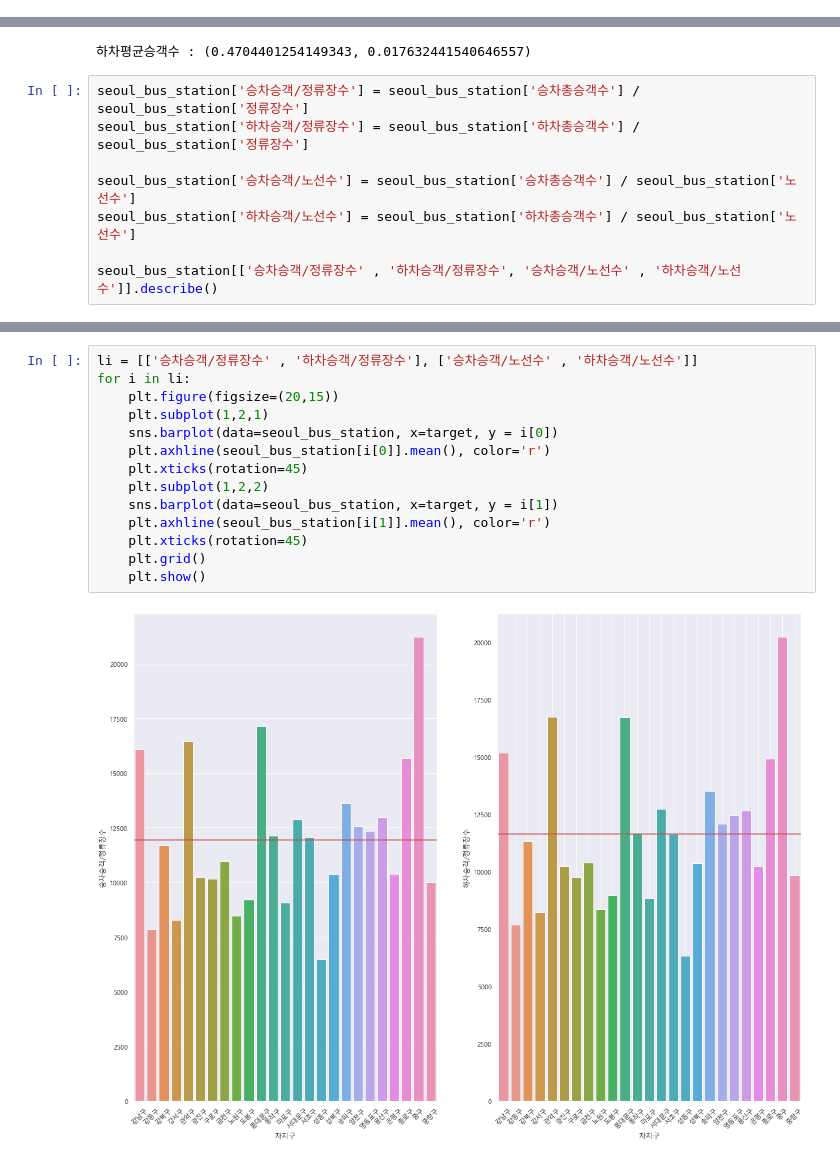
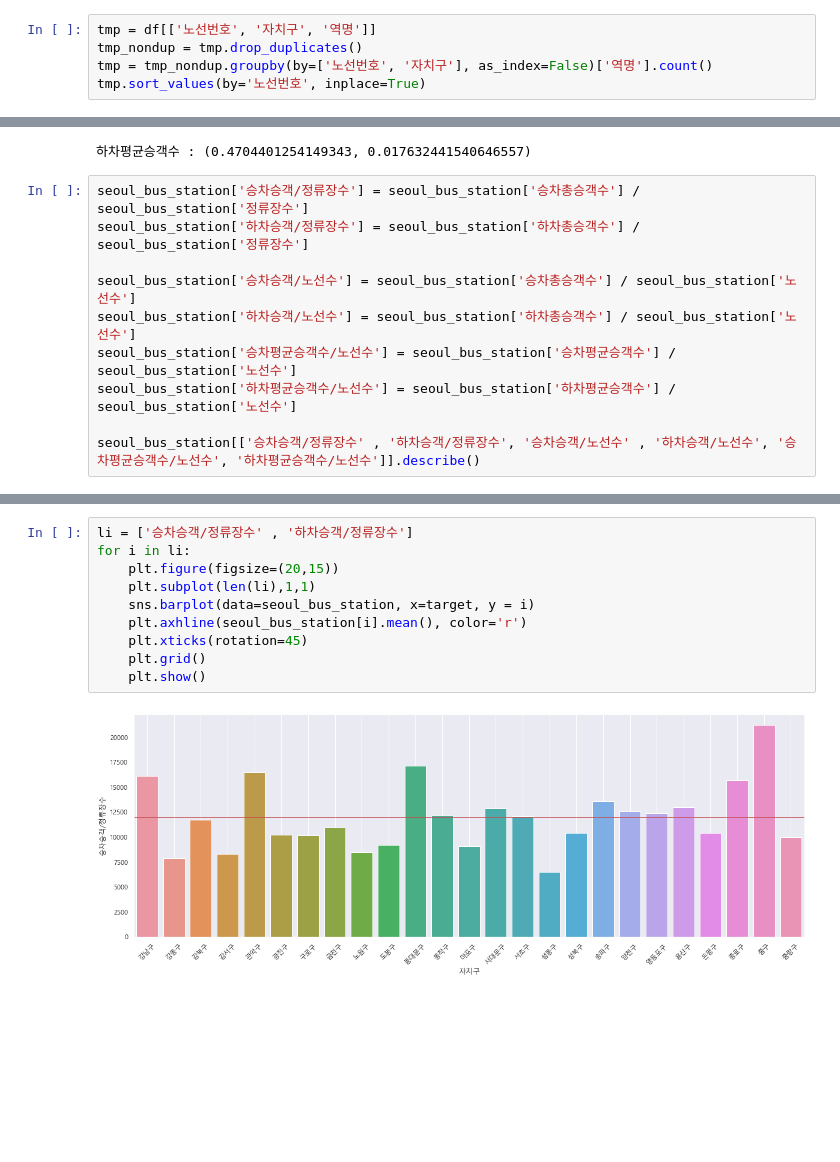
Before and after one commit to mskyun721/aivle_Project_1, a Jupyter notebook: pj_1.1_bus_station.ipynb, the cells around one changed output, grey strips where cells are left out. Cells and saved outputs as stored; diff of their text form; blank space fills up the shorter version.

```diff
--- a/pj_1.1_bus_station.ipynb
+++ b/pj_1.1_bus_station.ipynb
@@ -121,0 +132,5 @@ df
+# %%
+tmp = df[['노선번호', '자치구', '역명']]
+tmp_nondup = tmp.drop_duplicates()
+tmp = tmp_nondup.groupby(by=['노선번호', '자치구'], as_index=False)['역명'].count()
+tmp.sort_values(by='노선번호', inplace=True)
@@ -234,6 +319,8 @@ seoul_bus_station['하차승객/정류장수'] = seoul_bus_station['하차총승
 
 seoul_bus_station['승차승객/노선수'] = seoul_bus_station['승차총승객수'] / seoul_bus_station['노선수']
 seoul_bus_station['하차승객/노선수'] = seoul_bus_station['하차총승객수'] / seoul_bus_station['노선수']
+seoul_bus_station['승차평균승객수/노선수'] = seoul_bus_station['승차평균승객수'] / seoul_bus_station['노선수']
+seoul_bus_station['하차평균승객수/노선수'] = seoul_bus_station['하차평균승객수'] / seoul_bus_station['노선수']
 
-seoul_bus_station[['승차승객/정류장수' , '하차승객/정류장수', '승차승객/노선수' , '하차승객/노선수']].describe()
+seoul_bus_station[['승차승객/정류장수' , '하차승객/정류장수', '승차승객/노선수' , '하차승객/노선수', '승차평균승객수/노선수', '하차평균승객수/노선수']].describe()
 # %% [output]
@@ -249,16 +336,12 @@ seoul_bus_station[['승차승객/정류장수' , '하차승객/정류장수', '
 # %%
-li = [['승차승객/정류장수' , '하차승객/정류장수'], ['승차승객/노선수' , '하차승객/노선수']]
+li = ['승차승객/정류장수' , '하차승객/정류장수']
 for i in li:
     plt.figure(figsize=(20,15))
-    plt.subplot(1,2,1)
-    sns.barplot(data=seoul_bus_station, x=target, y = i[0])
-    plt.axhline(seoul_bus_station[i[0]].mean(), color='r')
-    plt.xticks(rotation=45)
-    plt.subplot(1,2,2)
-    sns.barplot(data=seoul_bus_station, x=target, y = i[1])
-    plt.axhline(seoul_bus_station[i[1]].mean(), color='r')
+    plt.subplot(len(li),1,1)
+    sns.barplot(data=seoul_bus_station, x=target, y = i)
+    plt.axhline(seoul_bus_station[i].mean(), color='r')
     plt.xticks(rotation=45)
     plt.grid()
     plt.show()
 # %% [output]
-[figure, old version]
+[figure, new version]
```
Also changed, not shown: parts of 20 cells of this notebook, 5 other files.
